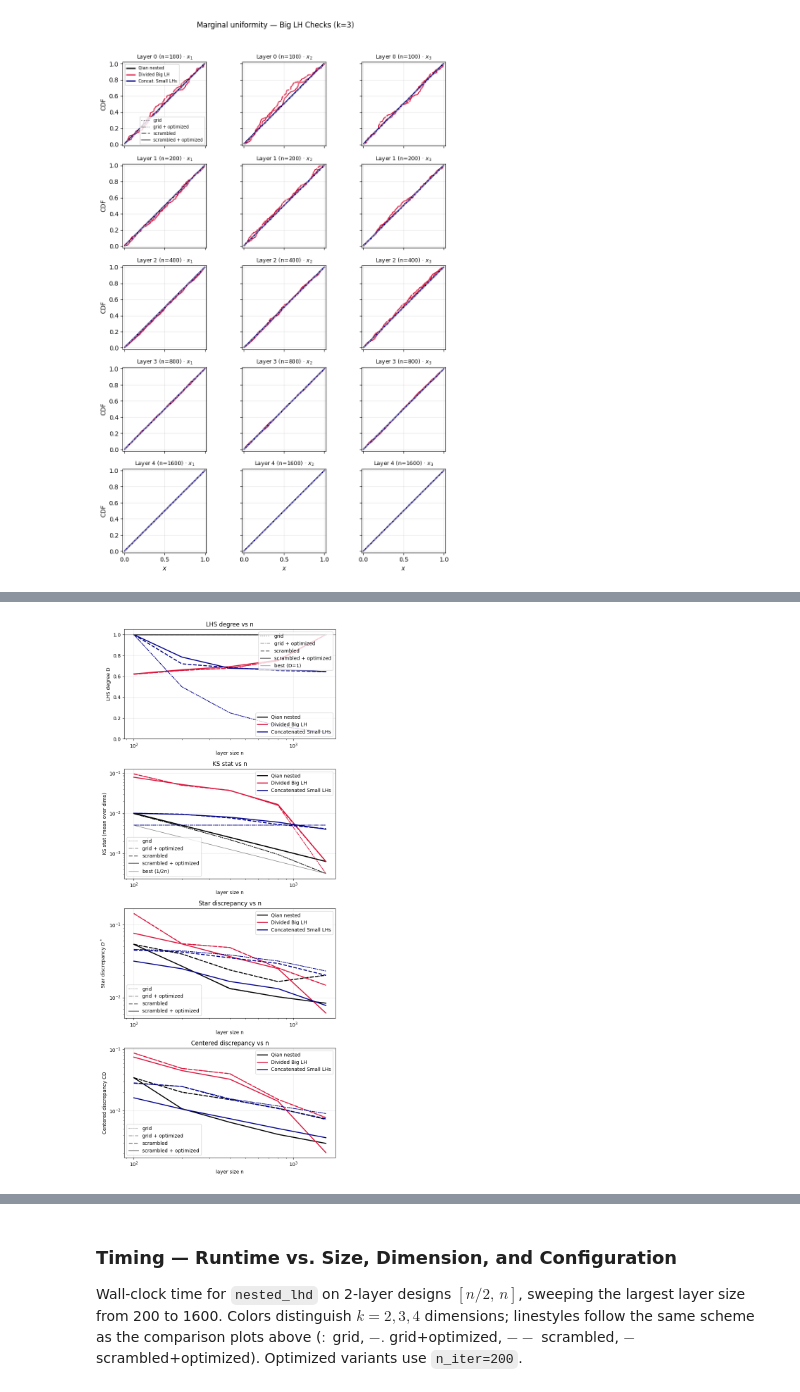
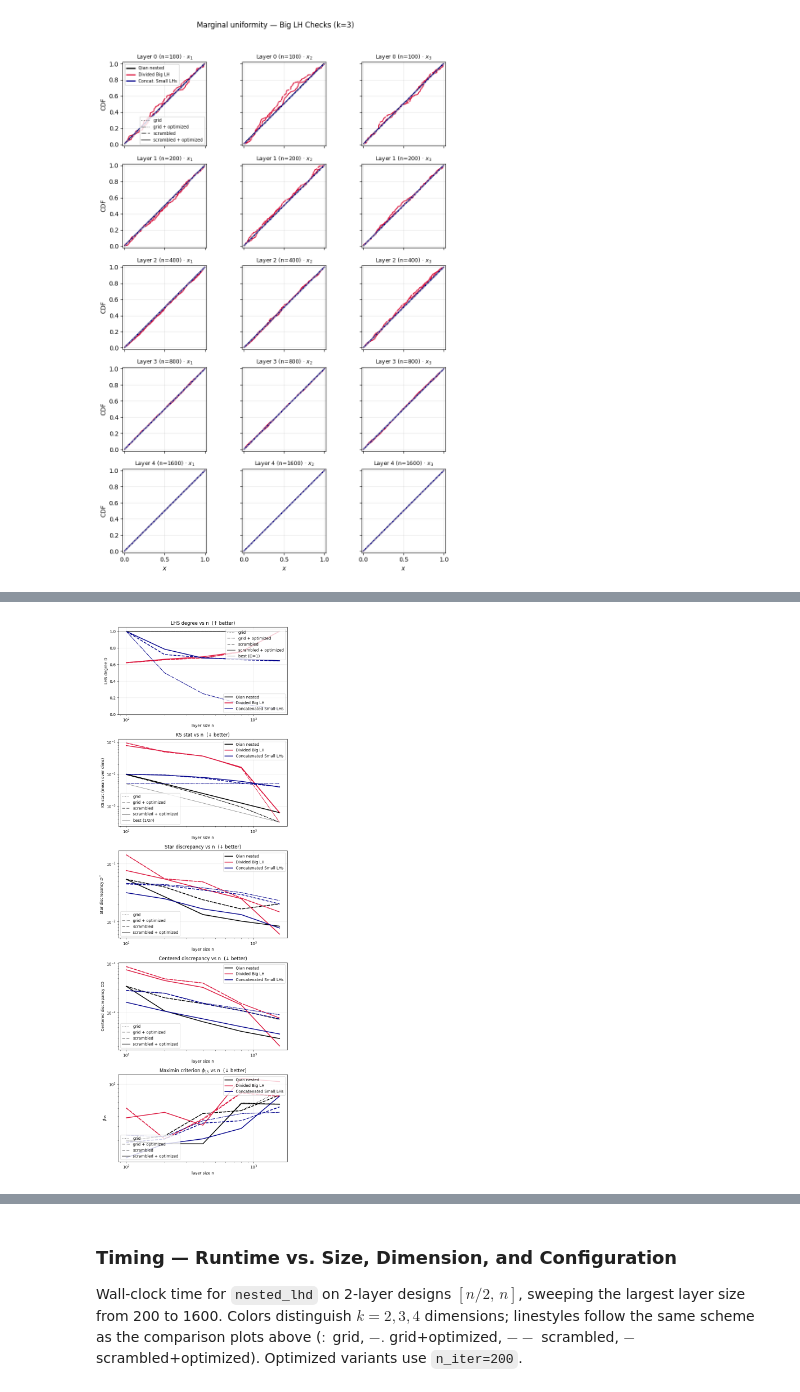
Before and after one commit to kstoreyf/gethypercube, a Jupyter notebook: examples/example_nested.ipynb, the cells around one changed output, grey strips where cells are left out. Cells and saved outputs as stored; diff of their text form; code cells hidden in the pictures.

```diff
--- a/examples/example_nested.ipynb
+++ b/examples/example_nested.ipynb
@@ -520,11 +522,12 @@ for opt in big_options:
     for i, (n, (d, ks_stats, min_p)) in enumerate(zip(m_big, stats)):
         d_star = star_discrepancy(opt["layers"][i])
         cd     = centered_discrepancy(opt["layers"][i])
+        phi    = compute_phi(opt["layers"][i], r=15)
         rows.append({"Method": opt["label"], "n": n, "D": d,
                      "KS_mean": float(np.mean(ks_stats)), "KS_max": max(ks_stats),
-                     "KS_min_pval": min_p, "D_star": d_star, "CD": cd})
+                     "KS_min_pval": min_p, "D_star": d_star, "CD": cd, "phi": phi})
 df = pd.DataFrame(rows)
-df.pivot(index="n", columns="Method", values=["D", "KS_mean", "KS_max", "D_star", "CD"])
+df.pivot(index="n", columns="Method", values=["D", "KS_mean", "KS_max", "D_star", "CD", "phi"])
 # %% [output]
 |  | D |  |  |  | ... |
 | Method | Concat. Small LHs (grid + optimized) | Concat. Small LHs (grid) | Concat. Small LHs (scrambled + op... | Concat. Small LHs (scrambled) | ... |
@@ -540,16 +543,17 @@ from matplotlib.lines import Line2D
 
 _lw_map = {":": 1.5, "-.": 1.2, "--": 2.0, "-": 2.0}
 
-fig, (ax_d, ax_ks, ax_star, ax_cd) = plt.subplots(4, 1, figsize=(7, 16))
+fig, (ax_d, ax_ks, ax_star, ax_cd, ax_phi) = plt.subplots(5, 1, figsize=(7, 20))
 n_plot = np.array(m_big)
 
 for opt in big_options:
     lw   = _lw_map.get(opt["ls"], 1.5)
     rows = df[df["Method"] == opt["label"]]
-    ax_d.plot(rows["n"],    rows["D"],      color=opt["color"], lw=lw, ls=opt["ls"])
+    ax_d.plot(rows["n"],    rows["D"],       color=opt["color"], lw=lw, ls=opt["ls"])
     ax_ks.plot(rows["n"],   rows["KS_mean"], color=opt["color"], lw=lw, ls=opt["ls"])
-    ax_star.plot(rows["n"], rows["D_star"], color=opt["color"], lw=lw, ls=opt["ls"])
-    ax_cd.plot(rows["n"],   rows["CD"],     color=opt["color"], lw=lw, ls=opt["ls"])
+    ax_star.plot(rows["n"], rows["D_star"],  color=opt["color"], lw=lw, ls=opt["ls"])
+    ax_cd.plot(rows["n"],   rows["CD"],      color=opt["color"], lw=lw, ls=opt["ls"])
+    ax_phi.plot(rows["n"],  rows["phi"],     color=opt["color"], lw=lw, ls=opt["ls"])
 
 color_handles = [
     Line2D([0], [0], color="black",    lw=2, label="Qian nested"),
@@ -560,36 +564,41 @@ ls_handles = [
     Line2D([0], [0], color="gray", lw=1.5, ls=":",  label="grid"),
     Line2D([0], [0], color="gray", lw=1.2, ls="-.", label="grid + optimized"),
     Line2D([0], [0], color="gray", lw=2.0, ls="--", label="scrambled"),
     Line2D([0], [0], color="gray", lw=2.0, ls="-",  label="scrambled + optimized"),
 ]
 
 ax_d.axhline(1.0, color="gray", ls="-", lw=1)
-ax_d.set_ylabel("LHS degree D"); ax_d.set_title("LHS degree vs n")
+ax_d.set_ylabel("LHS degree D"); ax_d.set_title("LHS degree vs n  (↑ better)")
 leg = ax_d.legend(handles=color_handles, loc="lower right"); ax_d.add_artist(leg)
 ax_d.legend(handles=ls_handles + [Line2D([0],[0], color="gray", lw=1, ls="-", label="best (D=1)")],
             loc="upper right")
 ax_d.set_xscale("log"); ax_d.set_ylim(0, 1.05); ax_d.grid(True, alpha=0.3)
 
 n_ref = np.logspace(np.log10(n_plot.min()), np.log10(n_plot.max()), 200)
 ax_ks.plot(n_ref, 1 / (2 * n_ref), color="gray", ls="-", lw=1)
-ax_ks.set_ylabel("KS stat (mean over dims)"); ax_ks.set_title("KS stat vs n")
+ax_ks.set_ylabel("KS stat (mean over dims)"); ax_ks.set_title("KS stat vs n  (↓ better)")
 leg = ax_ks.legend(handles=color_handles, loc="upper right"); ax_ks.add_artist(leg)
 ax_ks.legend(handles=ls_handles + [Line2D([0],[0], color="gray", lw=1, ls="-", label=r"best ($1/2n$)")],
              loc="lower left")
 ax_ks.set_xscale("log"); ax_ks.set_yscale("log"); ax_ks.grid(True, alpha=0.3)
 
-ax_star.set_ylabel("Star discrepancy $D^*$"); ax_star.set_title("Star discrepancy vs n")
+ax_star.set_ylabel("Star discrepancy $D^*$"); ax_star.set_title("Star discrepancy vs n  (↓ better)")
 leg = ax_star.legend(handles=color_handles, loc="upper right"); ax_star.add_artist(leg)
 ax_star.legend(handles=ls_handles, loc="lower left")
 ax_star.set_xscale("log"); ax_star.set_yscale("log"); ax_star.grid(True, alpha=0.3)
 
-ax_cd.set_ylabel("Centered discrepancy CD"); ax_cd.set_title("Centered discrepancy vs n")
+ax_cd.set_ylabel("Centered discrepancy CD"); ax_cd.set_title("Centered discrepancy vs n  (↓ better)")
 leg = ax_cd.legend(handles=color_handles, loc="upper right"); ax_cd.add_artist(leg)
 ax_cd.legend(handles=ls_handles, loc="lower left")
 ax_cd.set_xscale("log"); ax_cd.set_yscale("log"); ax_cd.grid(True, alpha=0.3)
 
-for ax_ in (ax_d, ax_ks, ax_star, ax_cd):
+ax_phi.set_ylabel(r"$\phi_{15}$"); ax_phi.set_title(r"Maximin criterion $\phi_{15}$ vs n  (↓ better)")
+leg = ax_phi.legend(handles=color_handles, loc="upper right"); ax_phi.add_artist(leg)
+ax_phi.legend(handles=ls_handles, loc="lower left")
+ax_phi.set_xscale("log"); ax_phi.set_yscale("log"); ax_phi.grid(True, alpha=0.3)
+
+for ax_ in (ax_d, ax_ks, ax_star, ax_cd, ax_phi):
     ax_.set_xlabel("layer size n")
 plt.tight_layout(); plt.show()
 # %% [output]
-[figure, old version]
+[figure, new version]
```
Also changed, not shown: parts of 11 cells of this notebook, 6 other files.
